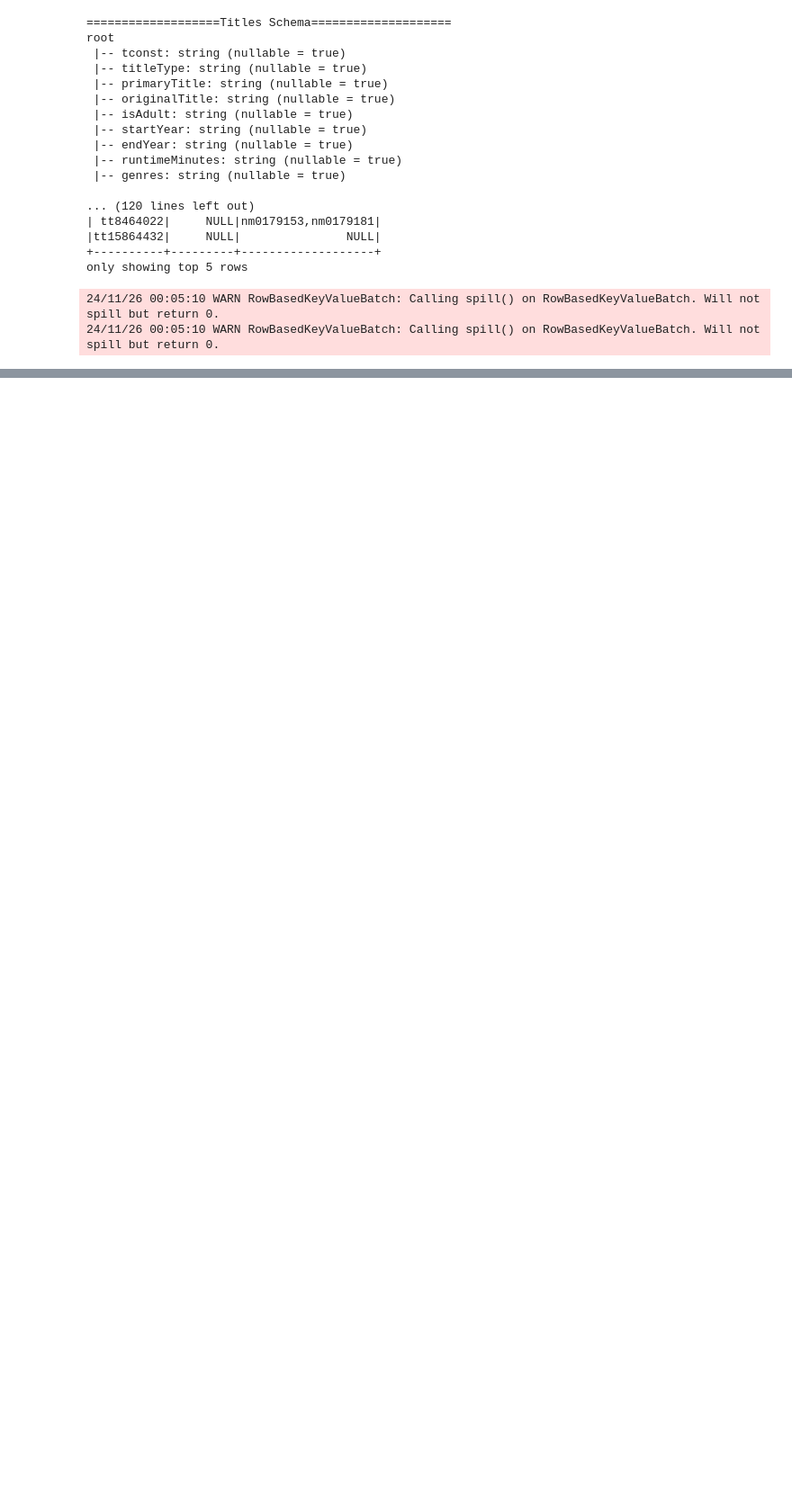
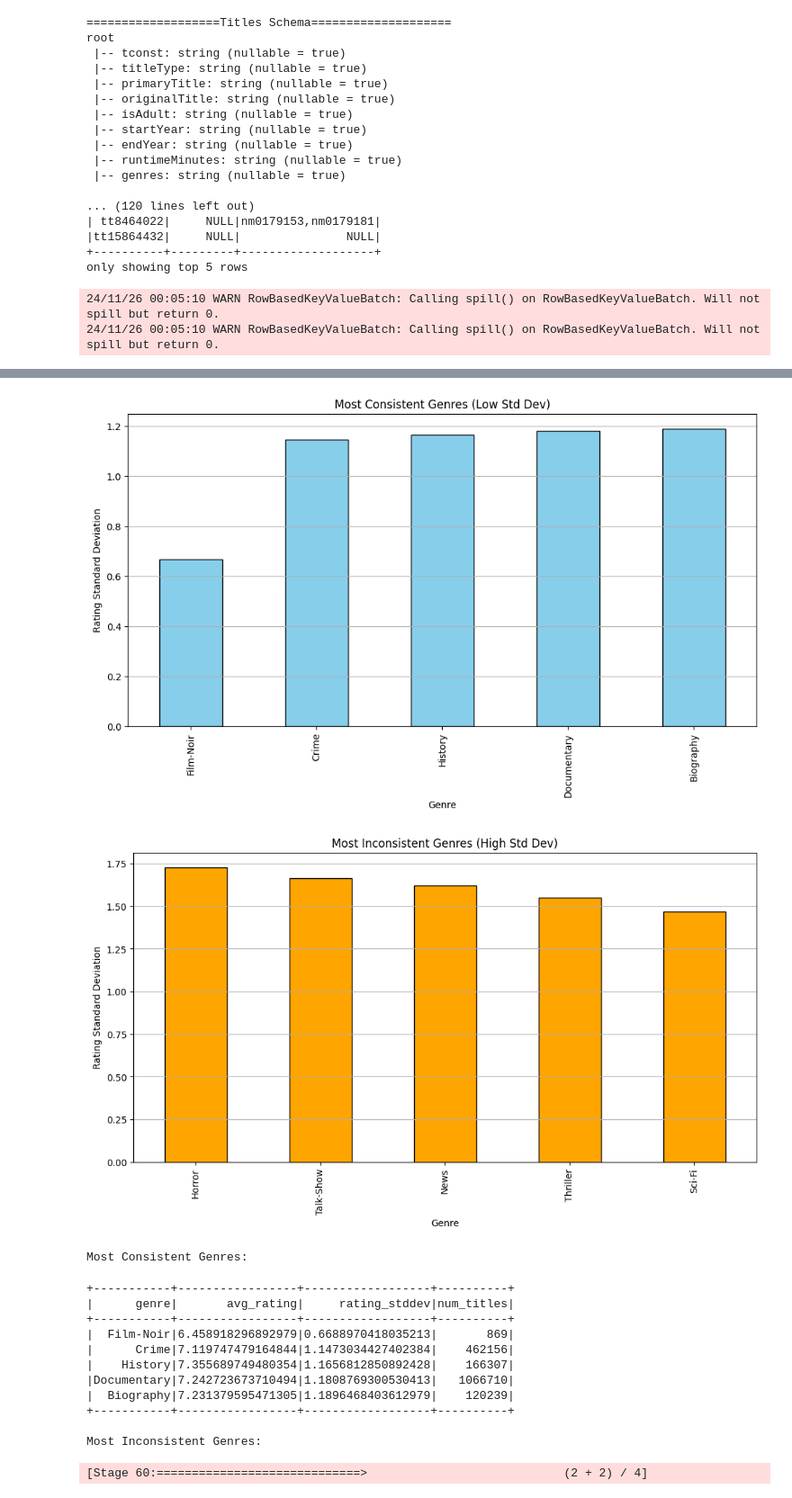
Before and after one commit to duongnguyen291/IMDB_Analytics, a Jupyter notebook: imdb_analytics/notebooks/exploration.ipynb, the cells around one changed output, grey strips where cells are left out. Shown: that part at 90% size. Cells and saved outputs as stored; diff of their text form; code cells hidden in the pictures; blank space fills up the shorter version.

```diff
--- a/imdb_analytics/notebooks/exploration.ipynb
+++ b/imdb_analytics/notebooks/exploration.ipynb
@@ -1942,0 +2073,4 @@ print("Analysis completed. Plots saved as images.")
+# %%
+# 11. Identify consistent genres
+AdvancedUsage.identify_consistent_genres_usage(titles_df, rating_df)
+# %% [output]
@@ -1942,0 +2078,15 @@ print("Analysis completed. Plots saved as images.")
+[figure, added]
+[figure, added]
+Most Consistent Genres:
++-----------+-----------------+------------------+----------+
+|      genre|       avg_rating|     rating_stddev|num_titles|
++-----------+-----------------+------------------+----------+
+|  Film-Noir|6.458918296892979|0.6688970418035213|       869|
+|      Crime|7.119747479164844|1.1473034427402384|    462156|
+|    History|7.355689749480354|1.1656812850892428|    166307|
+|Documentary|7.242723673710494|1.1808769300530413|   1066710|
+|  Biography|7.231379595471305|1.1896468403612979|    120239|
++-----------+-----------------+------------------+----------+
+
+Most Inconsistent Genres:
+[Stage 60:=============================>                            (2 + 2) / 4]
```
Also changed, not shown: parts of 19 cells of this notebook.
